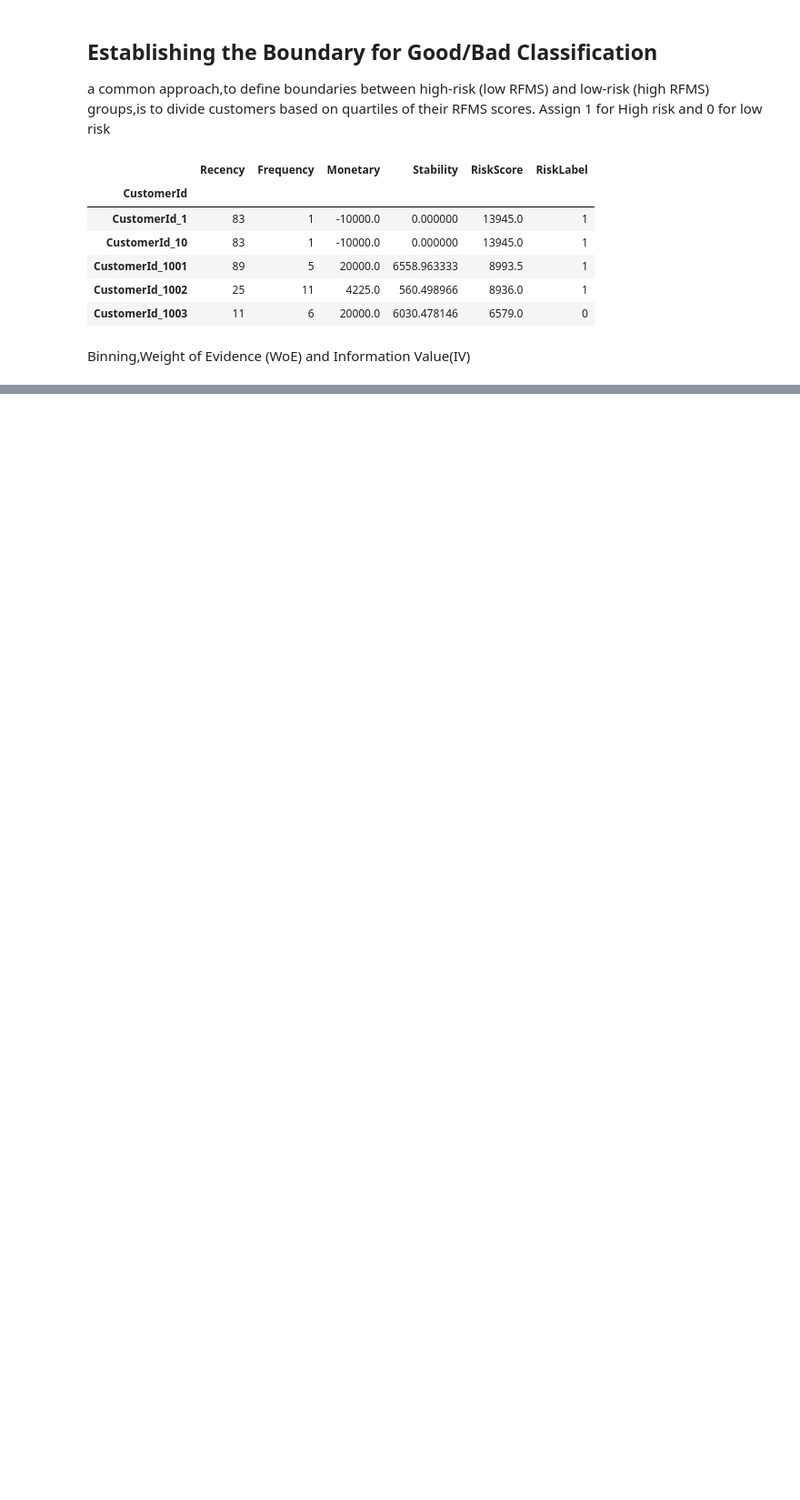
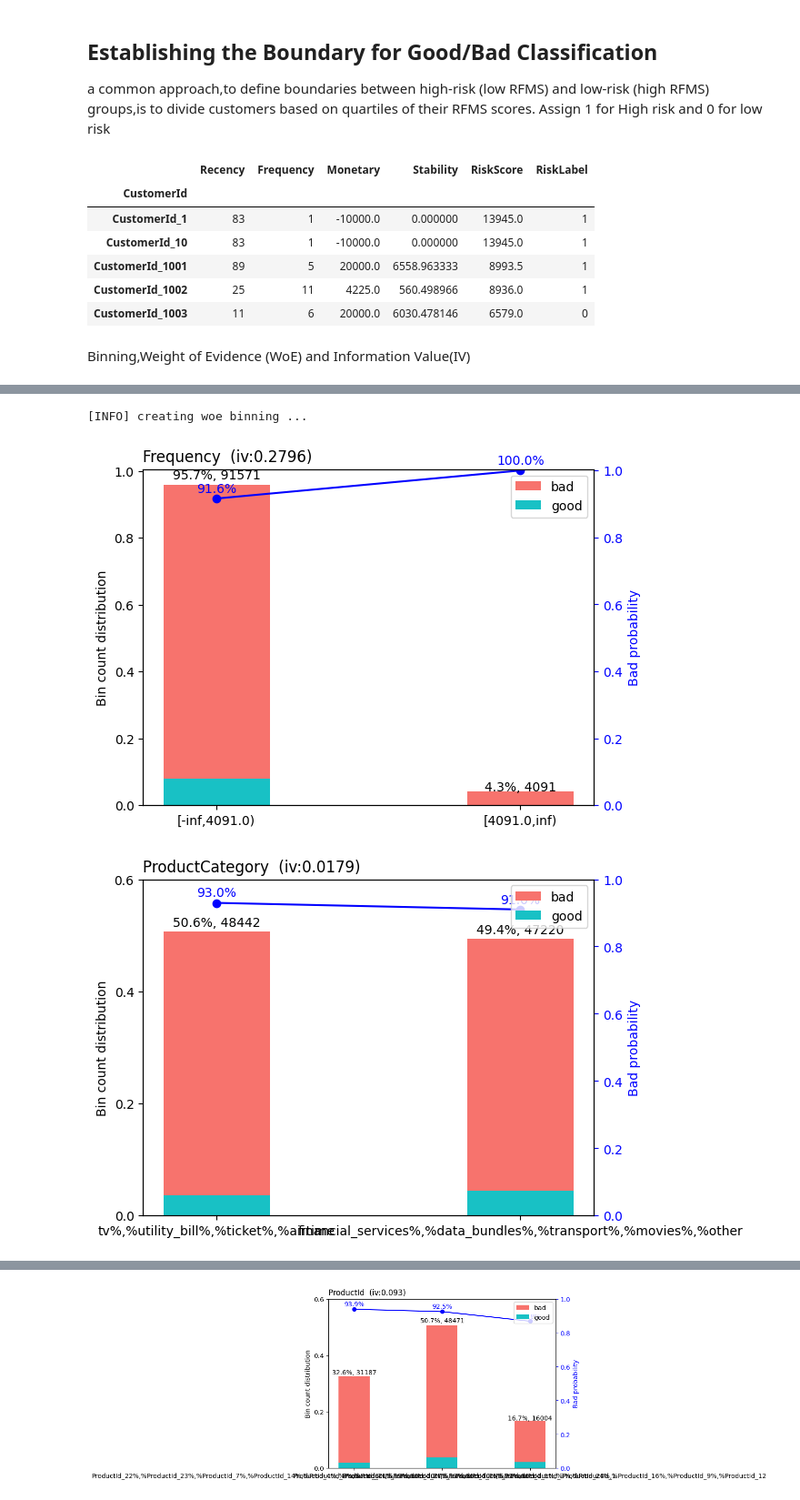
Before and after one commit to wolderufael/Credit-Scoring-Model-for-eCommerce-Platform, a Jupyter notebook: notebook/default_estimator.ipynb, the cells around one changed output, grey strips where cells are left out. Shown at 91% size. Cells and saved outputs as stored; diff of their text form; code cells hidden in the pictures; blank space fills up the shorter version.

Commit message:
train data pipepline

```diff
--- a/notebook/default_estimator.ipynb
+++ b/notebook/default_estimator.ipynb
@@ -413,0 +119,11 @@ merged_data_not_encoded=merged_data_not_encoded
+# %%
+# Perform a 70 / 30 split of data
+train, test=estimator.split_data(merged_data)
+
+# # WoE (Weight of Evidence) Transformation
+# var = train.drop(['RiskLabel', 'ProviderId', 'ProductId', 'ProductCategory', 'ChannelId', 'PricingStrategy'], axis = 1).columns
+# y_var = train['RiskLabel']
+
+# calculate woe
+y_var,breaks=estimator.woe_num(train,'RiskLabel')
+breaks
@@ -413,0 +166,8 @@ merged_data_not_encoded=merged_data_not_encoded
+# %%
+# import dictionary
+from cat_breaks_20241008_173147 import breaks_list
+breaks_list
+
+# merge
+breaks.update(breaks_list)
+print(breaks)
@@ -413,0 +178,6 @@ merged_data_not_encoded=merged_data_not_encoded
+# %%
+bins_adj=estimator.plot_woe_iv(merged_data,breaks)
+# %% [output]
+[INFO] creating woe binning ...
+[figure, added]
+[figure, added]
@@ -413,0 +191 @@ merged_data_not_encoded=merged_data_not_encoded
+[figure, added]
```
Also changed, not shown: parts of 42 cells of this notebook, 5 other files.
